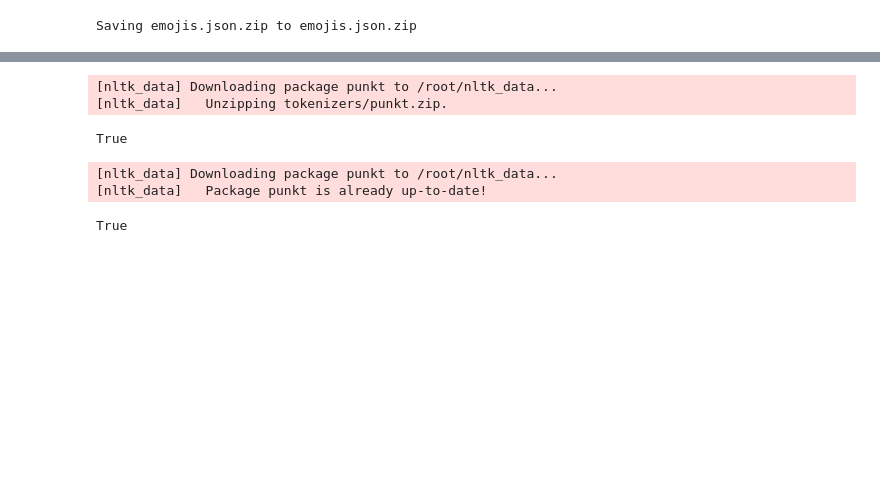
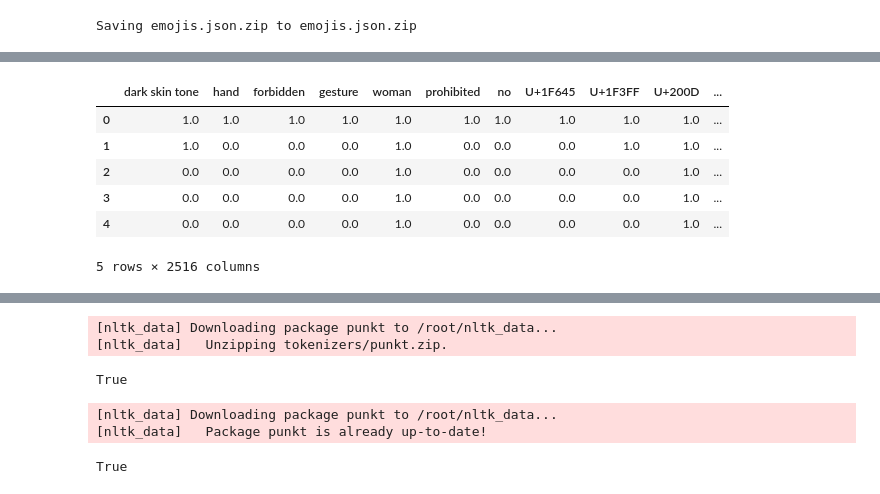
Before and after one commit to King-Rian/CryptoClustering, a Jupyter notebook: Project_3.ipynb, the cells around one changed output, grey strips where cells are left out. Saved outputs shown, nothing was run; the diff lists cells and outputs as text; code cells hidden in the pictures; blank space fills up the shorter version.

```diff
--- a/Project_3.ipynb
+++ b/Project_3.ipynb
@@ -47,0 +62,33 @@ Dataset loaded successfully. Sample data:
+# %%
+unique_keywords=[]
+for _, row in emoji_df.iterrows():
+  for keyword in row['keywords']:
+    if keyword not in unique_keywords:
+      unique_keywords.append(keyword)
+
+unique_unicodes=[]
+for _, row in emoji_df.iterrows():
+  for emoji in row['unicode'].split(' '):
+    if emoji not in unique_unicodes:
+      unique_unicodes.append(emoji)
+# %%
+data_df=[]
+for _, row in emoji_df.iterrows():
+  data={}
+  for keyword in row['keywords']:
+    data[keyword]=1
+  for emoji in row['unicode'].split(' '):
+    data[emoji]=1
+  data_df.append(data)
+
+kl_df=pd.DataFrame(data_df)
+kl_df=kl_df.fillna(0)
+kl_df.head()
+# %% [output]
+|  | dark skin tone | hand | forbidden | gesture | woman | prohibited | no | U+1F645 | U+1F3FF | U+200D | ... |
+| 0 | 1.0 | 1.0 | 1.0 | 1.0 | 1.0 | 1.0 | 1.0 | 1.0 | 1.0 | 1.0 | ... |
+| 1 | 1.0 | 0.0 | 0.0 | 0.0 | 1.0 | 0.0 | 0.0 | 0.0 | 1.0 | 1.0 | ... |
+| 2 | 0.0 | 0.0 | 0.0 | 0.0 | 1.0 | 0.0 | 0.0 | 0.0 | 0.0 | 1.0 | ... |
+| 3 | 0.0 | 0.0 | 0.0 | 0.0 | 1.0 | 0.0 | 0.0 | 0.0 | 0.0 | 1.0 | ... |
+| 4 | 0.0 | 0.0 | 0.0 | 0.0 | 1.0 | 0.0 | 0.0 | 0.0 | 0.0 | 1.0 | ... |
+5 rows × 2516 columns
```
Also changed, not shown: parts of 9 cells of this notebook.
